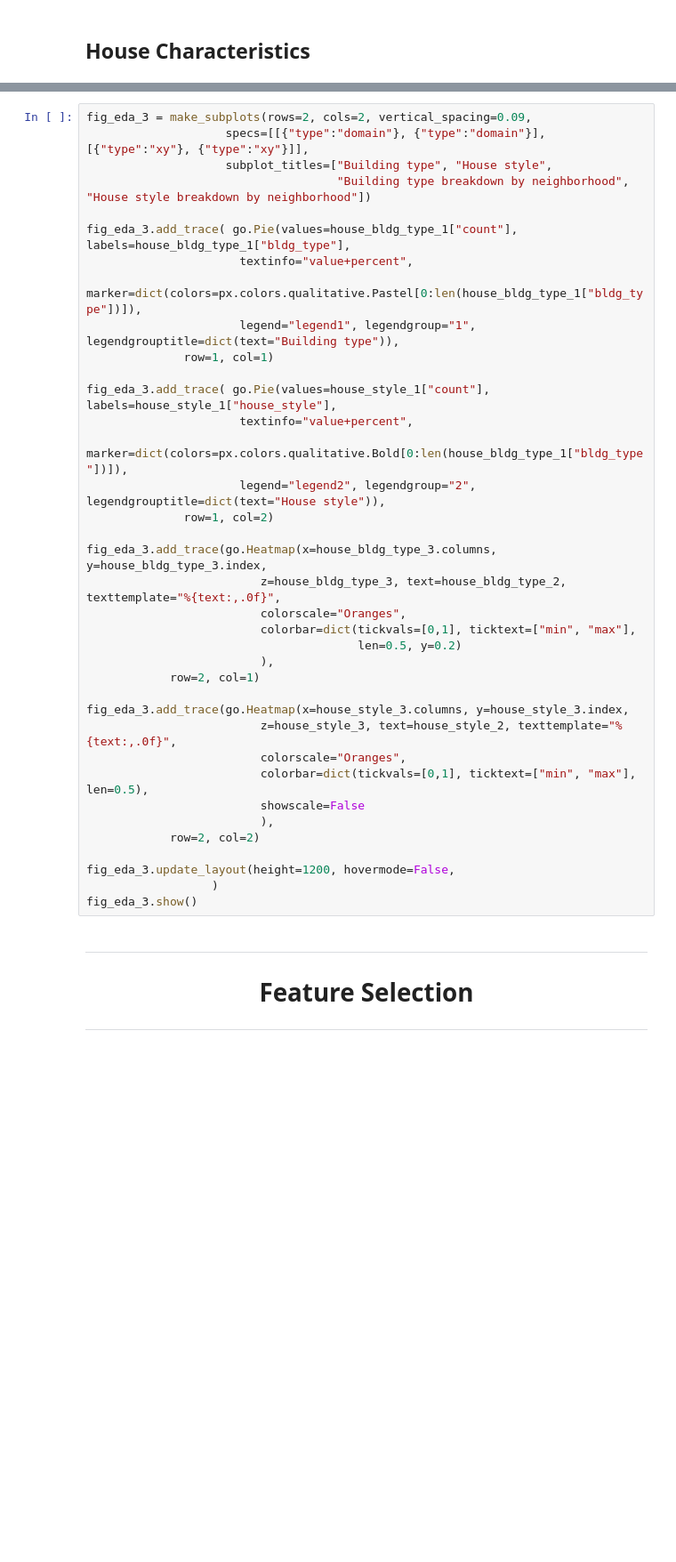
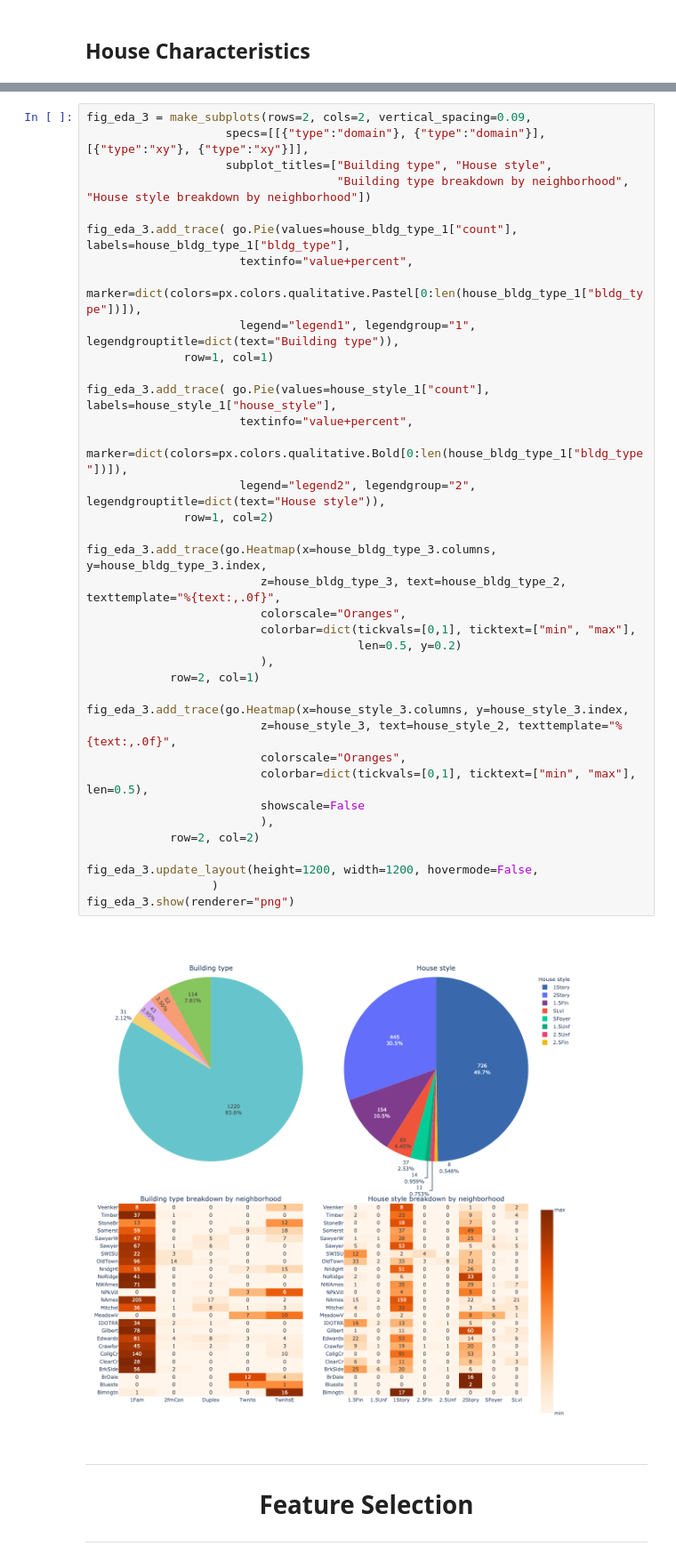
Before and after one commit to jazz-2021/project, a Jupyter notebook: house_prices/house_price_regression.ipynb, the cells around one changed output, grey strips where cells are left out. Shown at 89% size. Cells and saved outputs as stored; diff of their text form; blank space fills up the shorter version.

```diff
--- a/house_prices/house_price_regression.ipynb
+++ b/house_prices/house_price_regression.ipynb
@@ -356,35 +355,37 @@ fig_eda_3 = make_subplots(rows=2, cols=2, vertical_spacing=0.09,
 
 fig_eda_3.add_trace( go.Pie(values=house_bldg_type_1["count"], labels=house_bldg_type_1["bldg_type"],
                       textinfo="value+percent",
                       marker=dict(colors=px.colors.qualitative.Pastel[0:len(house_bldg_type_1["bldg_type"])]),
                       legend="legend1", legendgroup="1", legendgrouptitle=dict(text="Building type")),
               row=1, col=1)
 
 fig_eda_3.add_trace( go.Pie(values=house_style_1["count"], labels=house_style_1["house_style"],
                       textinfo="value+percent",
                       marker=dict(colors=px.colors.qualitative.Bold[0:len(house_bldg_type_1["bldg_type"])]),
                       legend="legend2", legendgroup="2", legendgrouptitle=dict(text="House style")),
               row=1, col=2)
 
 fig_eda_3.add_trace(go.Heatmap(x=house_bldg_type_3.columns, y=house_bldg_type_3.index,
                          z=house_bldg_type_3, text=house_bldg_type_2, texttemplate="%{text:,.0f}",
                          colorscale="Oranges",
                          colorbar=dict(tickvals=[0,1], ticktext=["min", "max"],
                                        len=0.5, y=0.2)
                          ),
             row=2, col=1)
 
 fig_eda_3.add_trace(go.Heatmap(x=house_style_3.columns, y=house_style_3.index,
                          z=house_style_3, text=house_style_2, texttemplate="%{text:,.0f}",
                          colorscale="Oranges",
                          colorbar=dict(tickvals=[0,1], ticktext=["min", "max"], len=0.5),
                          showscale=False
                          ),
             row=2, col=2)
 
-fig_eda_3.update_layout(height=1200, hovermode=False,
+fig_eda_3.update_layout(height=1200, width=1200, hovermode=False,
                   )
-fig_eda_3.show()
+fig_eda_3.show(renderer="png")
+# %% [output]
+[figure, added]
 # %% [markdown]
 ----
 # <center> Feature Selection </center>
```
Also changed, not shown: parts of 16 cells of this notebook.
